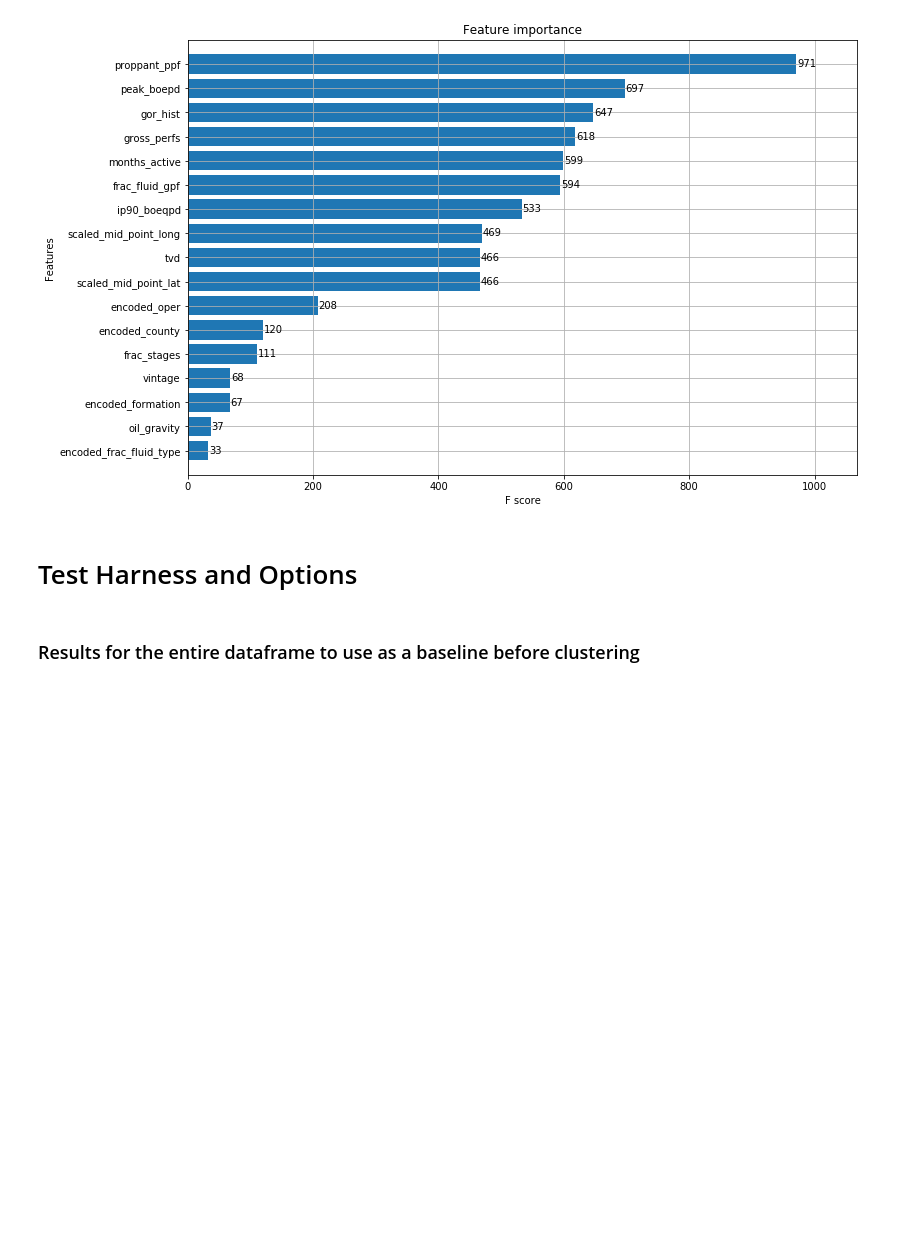
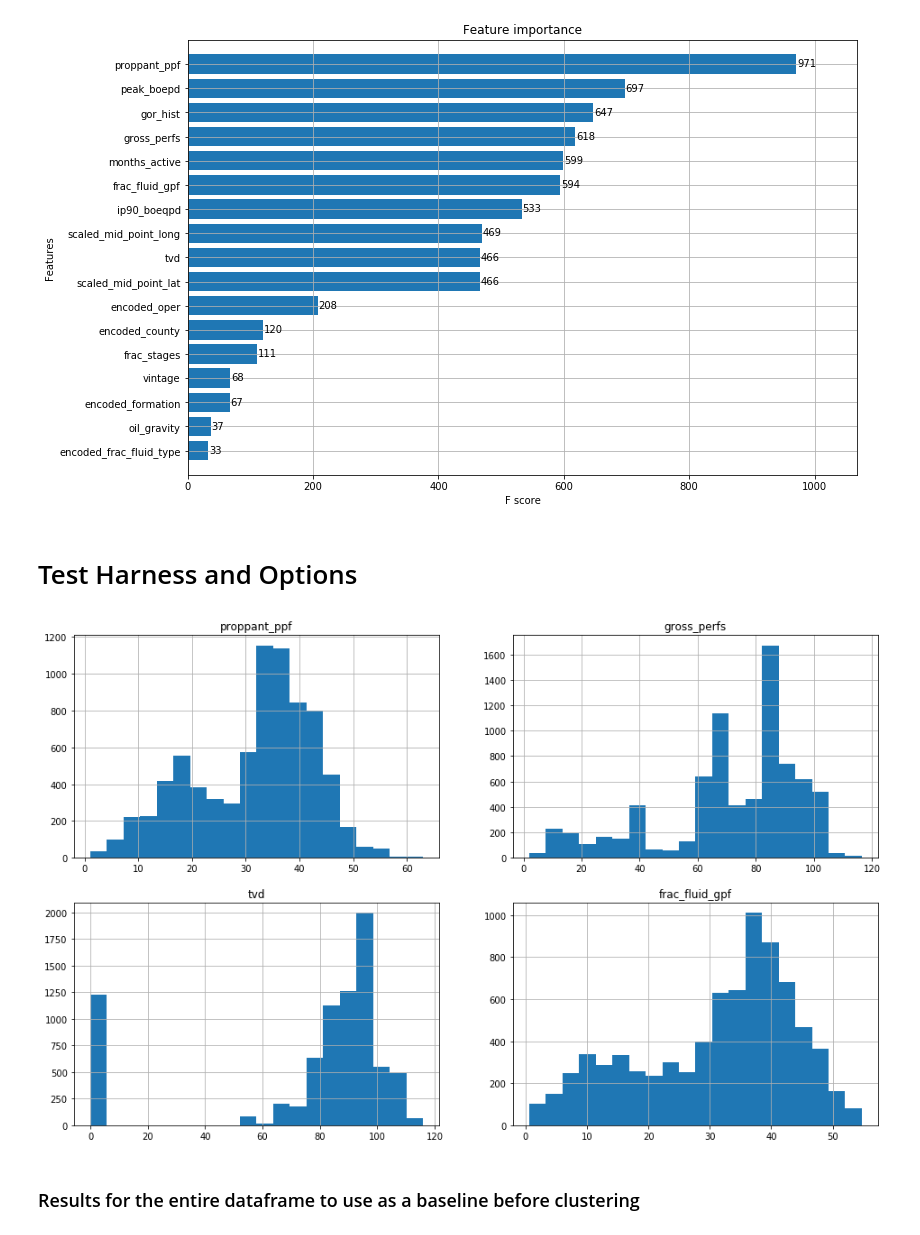
Before and after one commit to duc-analytica/DUC, a Jupyter notebook: model.ipynb, the cells around one changed output. Cells and saved outputs as stored; diff of their text form; code cells hidden in the pictures; blank space fills up the shorter version.

```diff
--- a/model.ipynb
+++ b/model.ipynb
@@ -146,3 +127,14 @@ yfeature = ['recovery']
+# %%
+plt.figure(figsize=(16, 10))
+
+for i, col in enumerate(['proppant_ppf', 'gross_perfs', 'tvd', 'frac_fluid_gpf']):
+    plot_number = i + 1 # i starts at 0, but plot nos should start at 1
+    series = df_normalize[col]
+    plt.subplot(2, 2, plot_number)
+    plt.title(col)
+    series.hist(bins=20)
+# %% [output]
+[figure, added]
 # %% [markdown]
 ### Results for the entire dataframe to use as a baseline before clustering
 # %%
```
Also changed, not shown: parts of 13 cells of this notebook, 1 other file.
